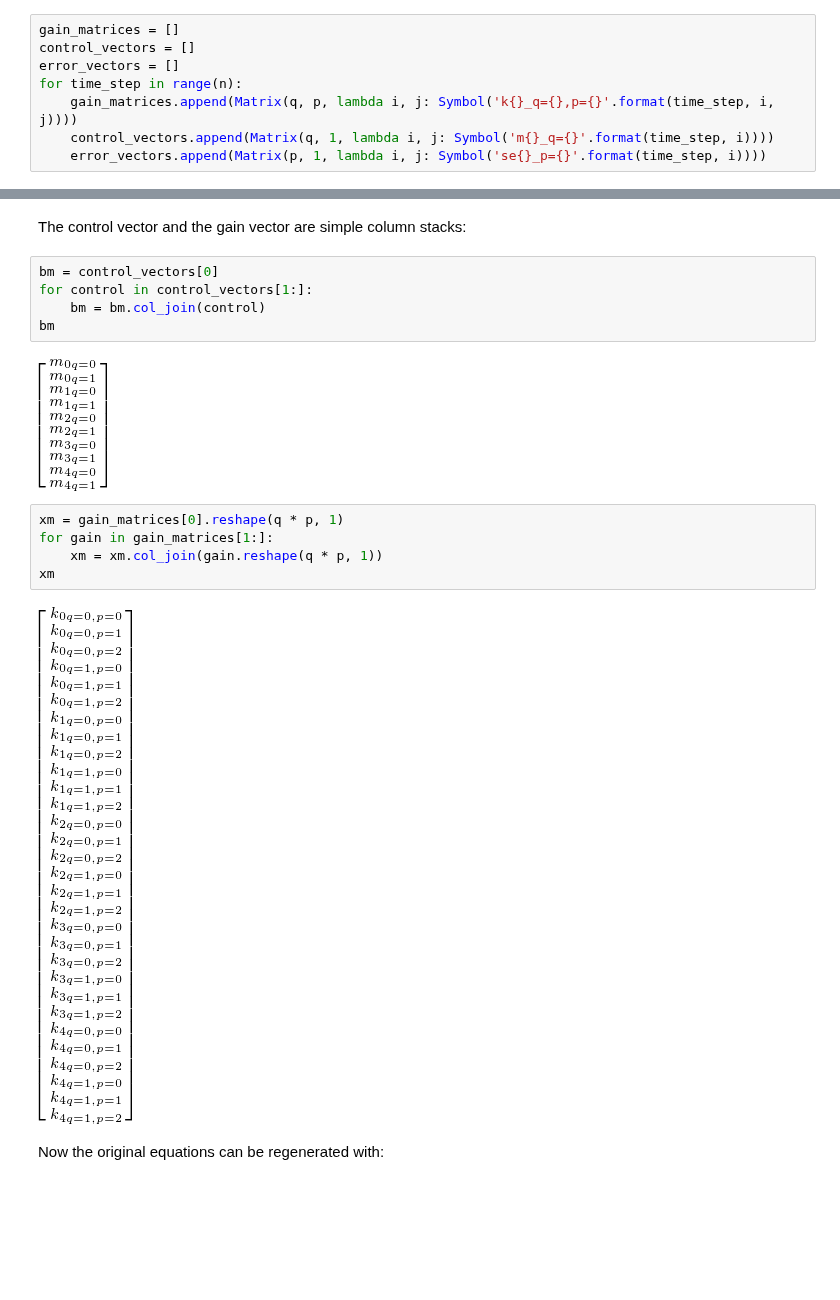
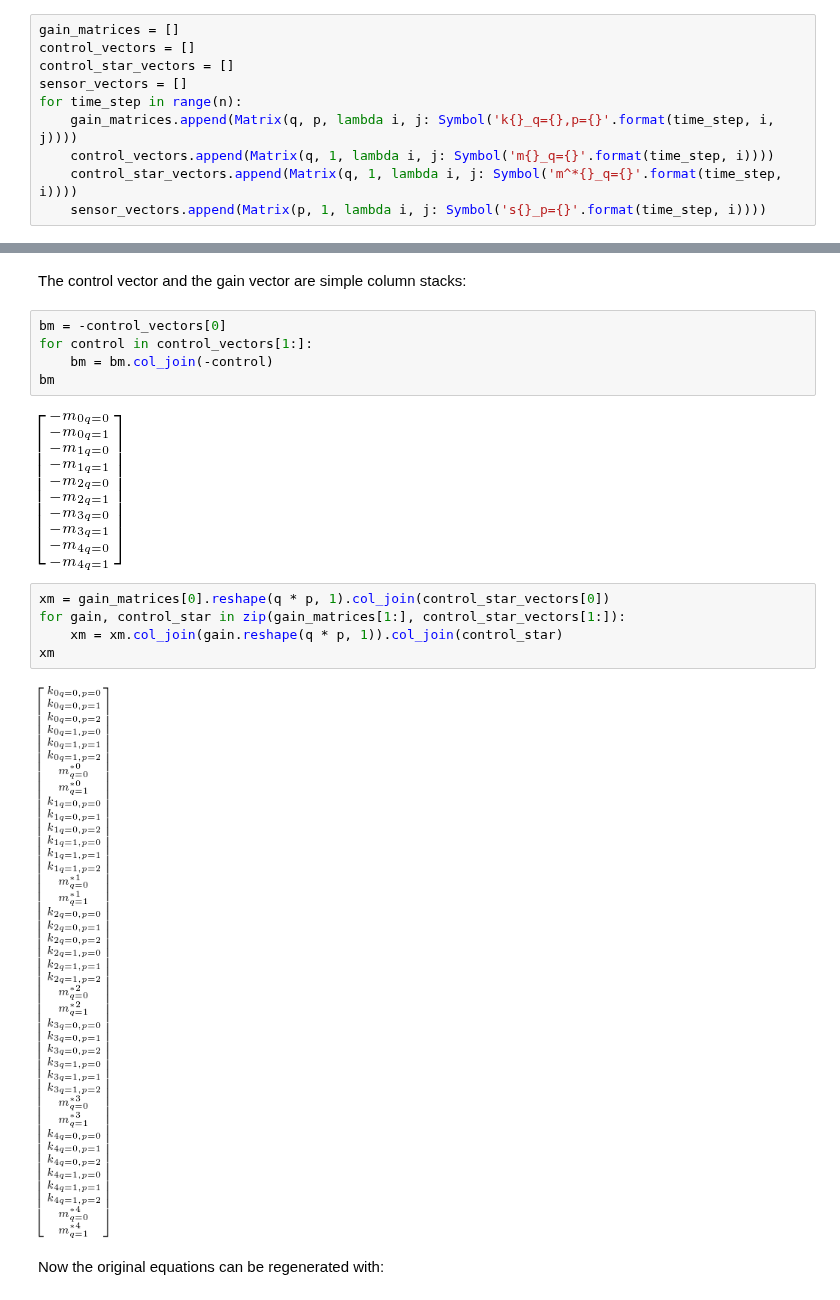
Before and after one commit to csu-hmc/gait-control-direct-id-paper, a Jupyter notebook: src/linear_system.ipynb, the cells around one changed output, grey strips where cells are left out. Cells and saved outputs as stored; diff of their text form; blank space fills up the shorter version.

```diff
--- a/src/linear_system.ipynb
+++ b/src/linear_system.ipynb
@@ -66,11 +89,13 @@ Now for n timesteps we want to form the A matrix such that there are different g
 # %%
 gain_matrices = []
 control_vectors = []
-error_vectors = []
+control_star_vectors = []
+sensor_vectors = []
 for time_step in range(n):
     gain_matrices.append(Matrix(q, p, lambda i, j: Symbol('k{}_q={},p={}'.format(time_step, i, j))))
     control_vectors.append(Matrix(q, 1, lambda i, j: Symbol('m{}_q={}'.format(time_step, i))))
-    error_vectors.append(Matrix(p, 1, lambda i, j: Symbol('se{}_p={}'.format(time_step, i))))
+    control_star_vectors.append(Matrix(q, 1, lambda i, j: Symbol('m^*{}_q={}'.format(time_step, i))))
+    sensor_vectors.append(Matrix(p, 1, lambda i, j: Symbol('s{}_p={}'.format(time_step, i))))
 # %%
 gain_matrices
 # %% [output]
@@ -106,18 +137,18 @@ Am
 # %% [markdown]
 The control vector and the gain vector are simple column stacks:
 # %%
-bm = control_vectors[0]
+bm = -control_vectors[0]
 for control in control_vectors[1:]:
-    bm = bm.col_join(control)
+    bm = bm.col_join(-control)
 bm
 # %% [output]
-[figure, old version]
+[figure, new version]
 # %%
-xm = gain_matrices[0].reshape(q * p, 1)
-for gain in gain_matrices[1:]:
-    xm = xm.col_join(gain.reshape(q * p, 1))
+xm = gain_matrices[0].reshape(q * p, 1).col_join(control_star_vectors[0])
+for gain, control_star in zip(gain_matrices[1:], control_star_vectors[1:]):
+    xm = xm.col_join(gain.reshape(q * p, 1)).col_join(control_star)
 xm
 # %% [output]
-[figure, old version]
+[figure, new version]
 # %% [markdown]
 Now the original equations can be regenerated with:
```
Also changed, not shown: parts of 32 cells of this notebook.
